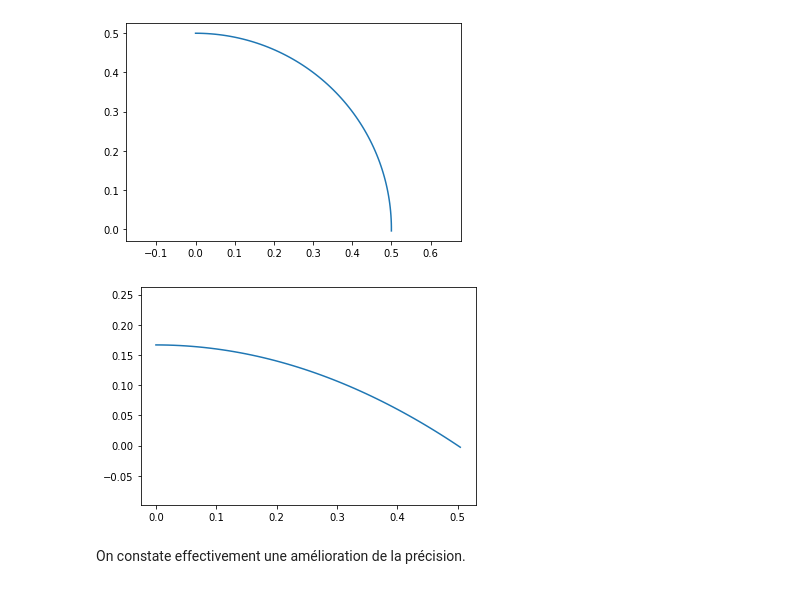
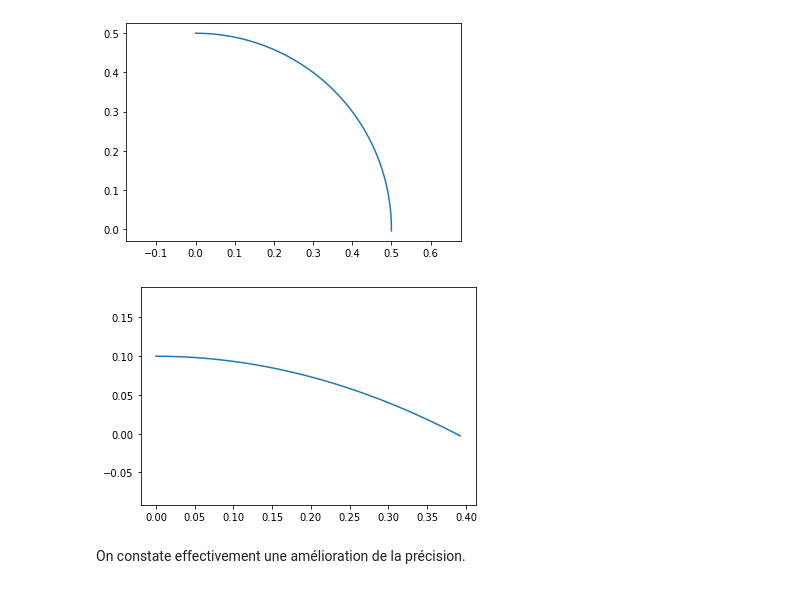
Before and after one commit to florefalcon/Projet-maths-info-Eva-et-Flore, a Jupyter notebook: Projet Lignes de niveau.ipynb, the cells around one changed output. Drawn from its saved outputs; the diff is of its cells as text; code cells hidden in the pictures.

```diff
--- a/Projet Lignes de niveau.ipynb
+++ b/Projet Lignes de niveau.ipynb
@@ -186,10 +179,14 @@ def recherche_point_newton(f,xi,yi,d,c,eps):
 
     it=0 #compte le nombre d'itérations
 
-    while F(x,y)[0]**2+F(x,y)[1]**2 > eps**2 and it<1000:
+    while F(x,y)[0]**2+F(x,y)[1]**2 > eps**2 and it<100000:
         J=Jac(F,x,y)
-        (x,y)=(x,y)-np.dot(np.linalg.inv(J),F(x,y))
+        try:
+            (x,y)=(x,y)-np.dot(np.linalg.inv(J),F(x,y))
+        except np.linalg.LinAlgError :
+            return (x,y)
         it+=1
+
     return (x,y)
 # %%
 def simple_contour(f,c=0.0,d=0.01):
@@ -219,12 +216,12 @@ plt.show()
 # %% [output]
 [figure]
 # %%
-X,Y=simple_contour(g,c=0.5)
+X,Y=simple_contour(g,c=0.3)
 plt.plot(X,Y)
 plt.axis("equal")
 plt.show()
 # %% [output]
-[figure, old version]
+[figure, new version]
 # %% [markdown]
 On constate effectivement une amélioration de la précision.
 # %% [markdown]
```
Also changed, not shown: parts of 15 cells of this notebook.
